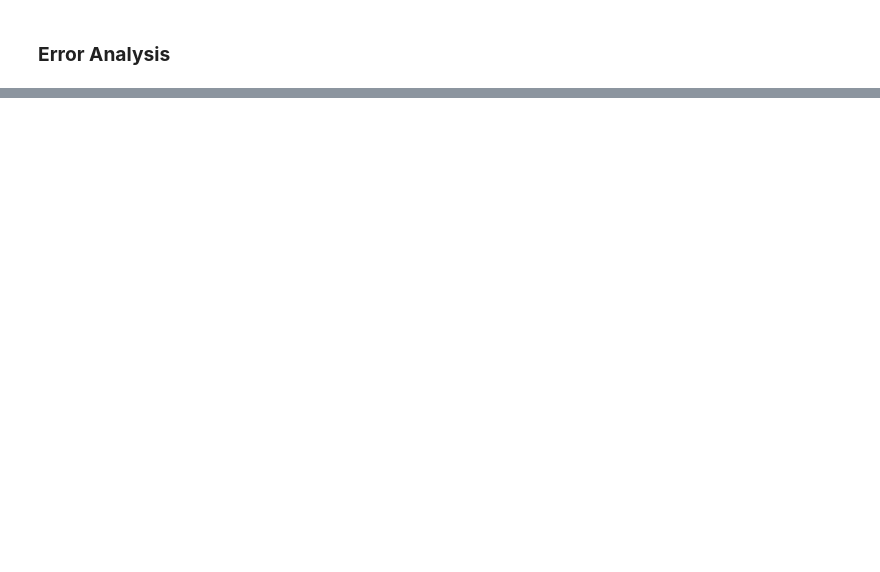
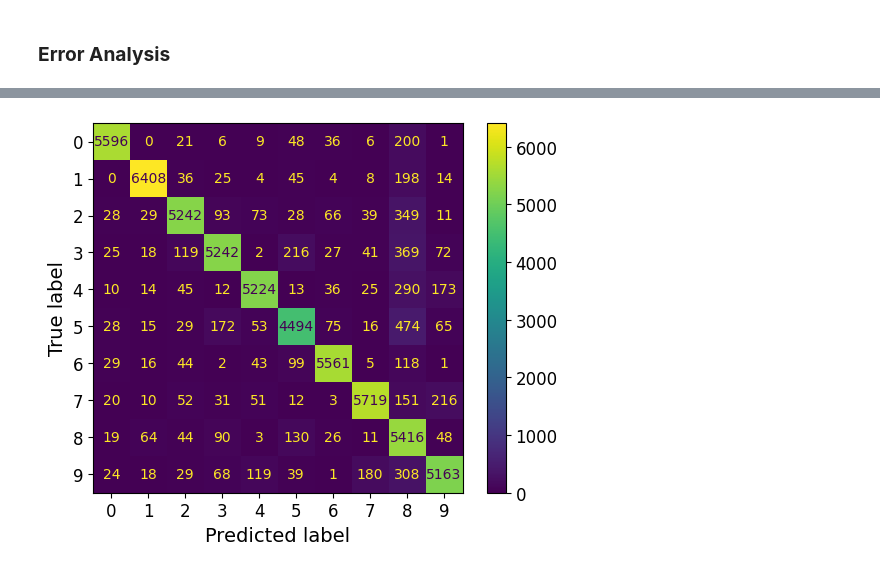
Before and after one commit to dfongang/handson-ml2, a Jupyter notebook: chapter_03/classification.ipynb, the cells around one changed output, grey strips where cells are left out. Saved outputs shown, nothing was run; the diff lists cells and outputs as text; code cells hidden in the pictures; blank space fills up the shorter version.

```diff
--- a/chapter_03/classification.ipynb
+++ b/chapter_03/classification.ipynb
@@ -456,0 +482,8 @@ array([0.90075, 0.89405, 0.9014 ])
+# %%
+from sklearn.metrics import ConfusionMatrixDisplay
+
+disp = ConfusionMatrixDisplay(conf_mx, display_labels=sgd_clf.classes_)
+disp.plot()
+plt.show()
+# %% [output]
+[figure, added]
```
Also changed, not shown: parts of 15 cells of this notebook.
